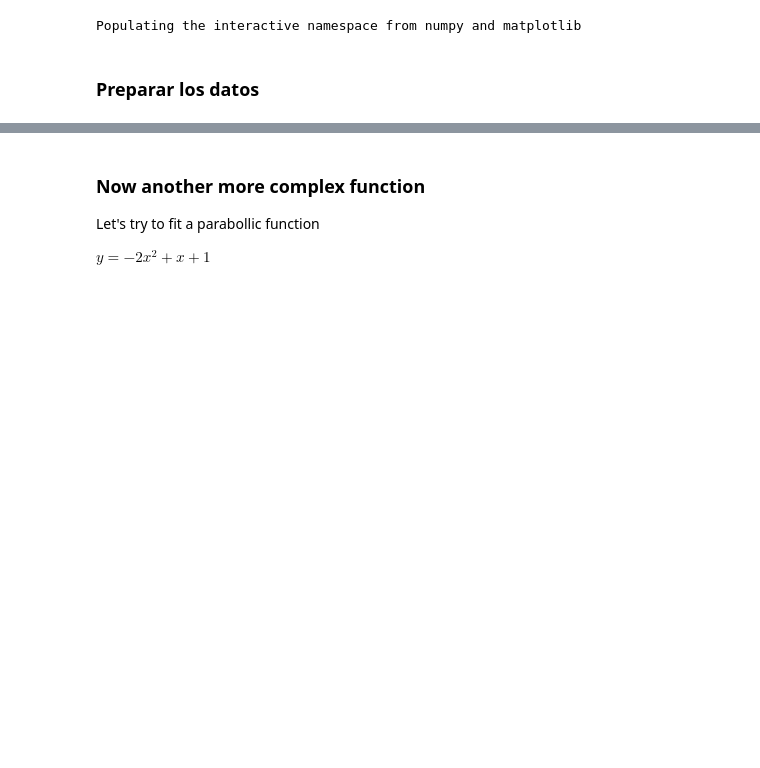
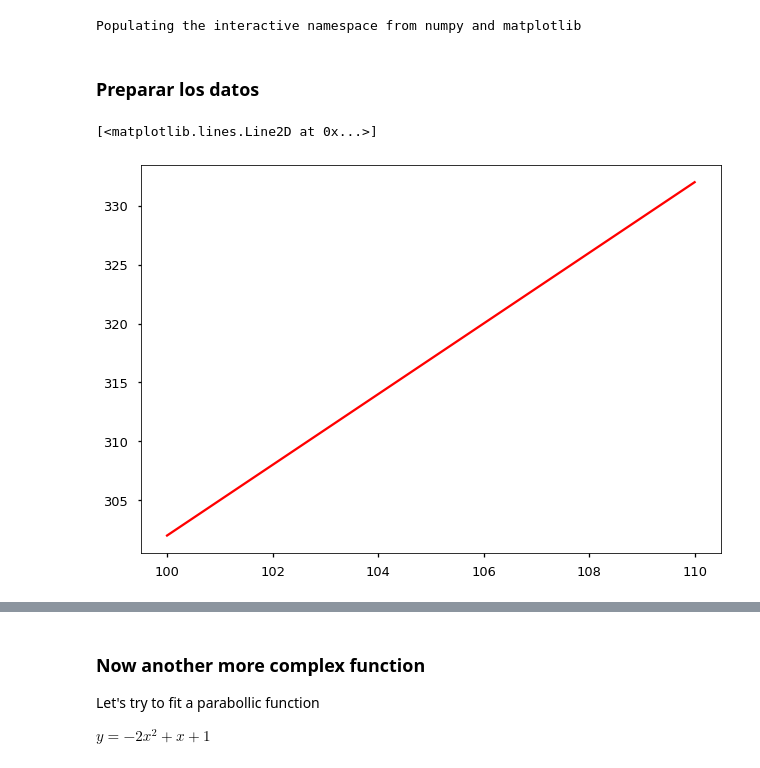
Before and after one commit to Hordasclon/DS_KSCHOOL, a Jupyter notebook: 01_Intro_Deep_Learning_before_class.ipynb, the cells around one changed output, grey strips where cells are left out. Cells and saved outputs as stored; diff of their text form; code cells hidden in the pictures; blank space fills up the shorter version.

```diff
--- a/01_Intro_Deep_Learning_before_class.ipynb
+++ b/01_Intro_Deep_Learning_before_class.ipynb
@@ -191,6 +191,12 @@ def plot_metric(history, metric):
 # %%
 x_train = np.linspace(0, 100, 1000)
 y_train = 3*x_train + 2
+x_test=np.linspace(100,110,500)
+y_test=3*x_test+2
+plot(x_test,y_test, 'r')
+# %% [output]
+[<matplotlib.lines.Line2D at 0x...>]
+[figure, added]
 # %%
 plot(x_train, y_train)
 # %% [output]
```
Also changed, not shown: parts of 13 cells of this notebook.
